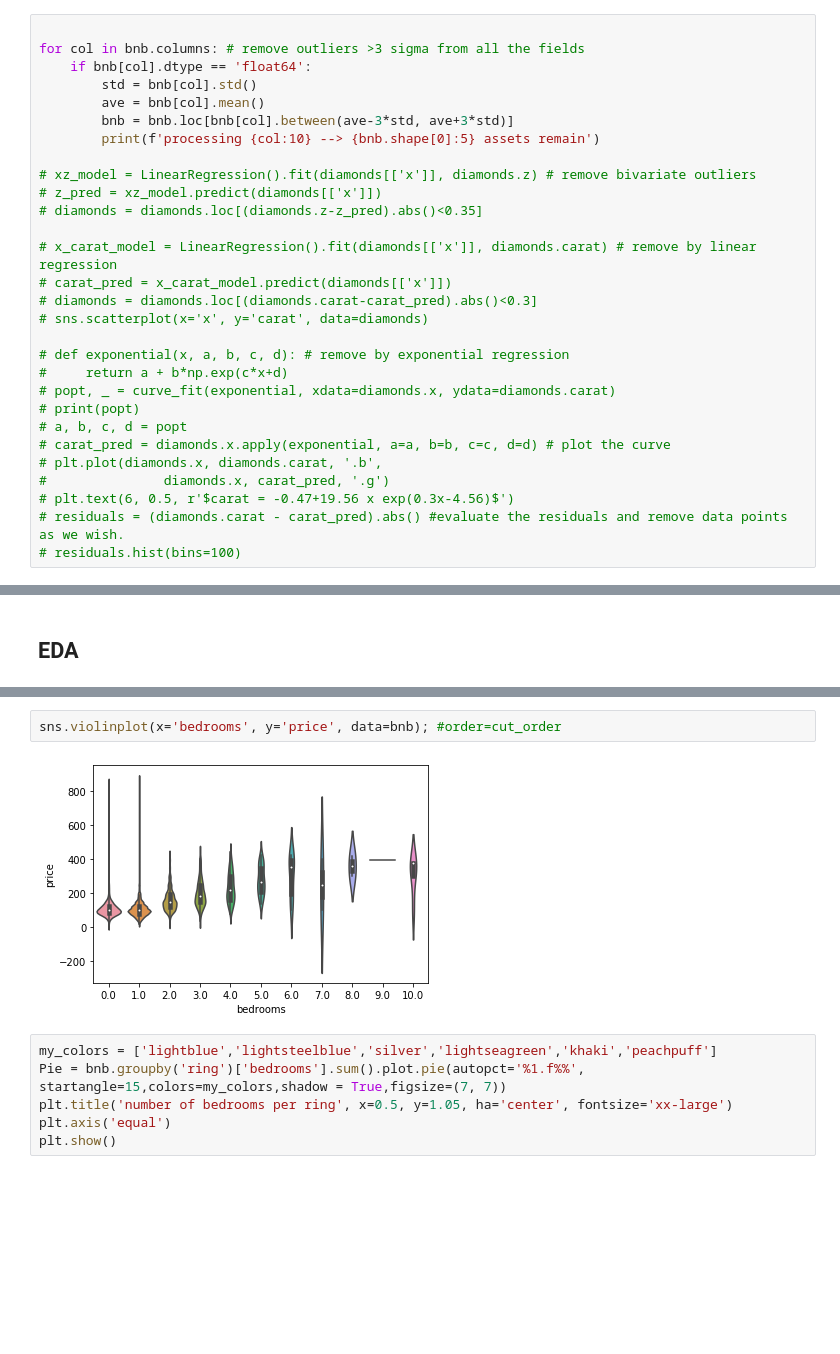
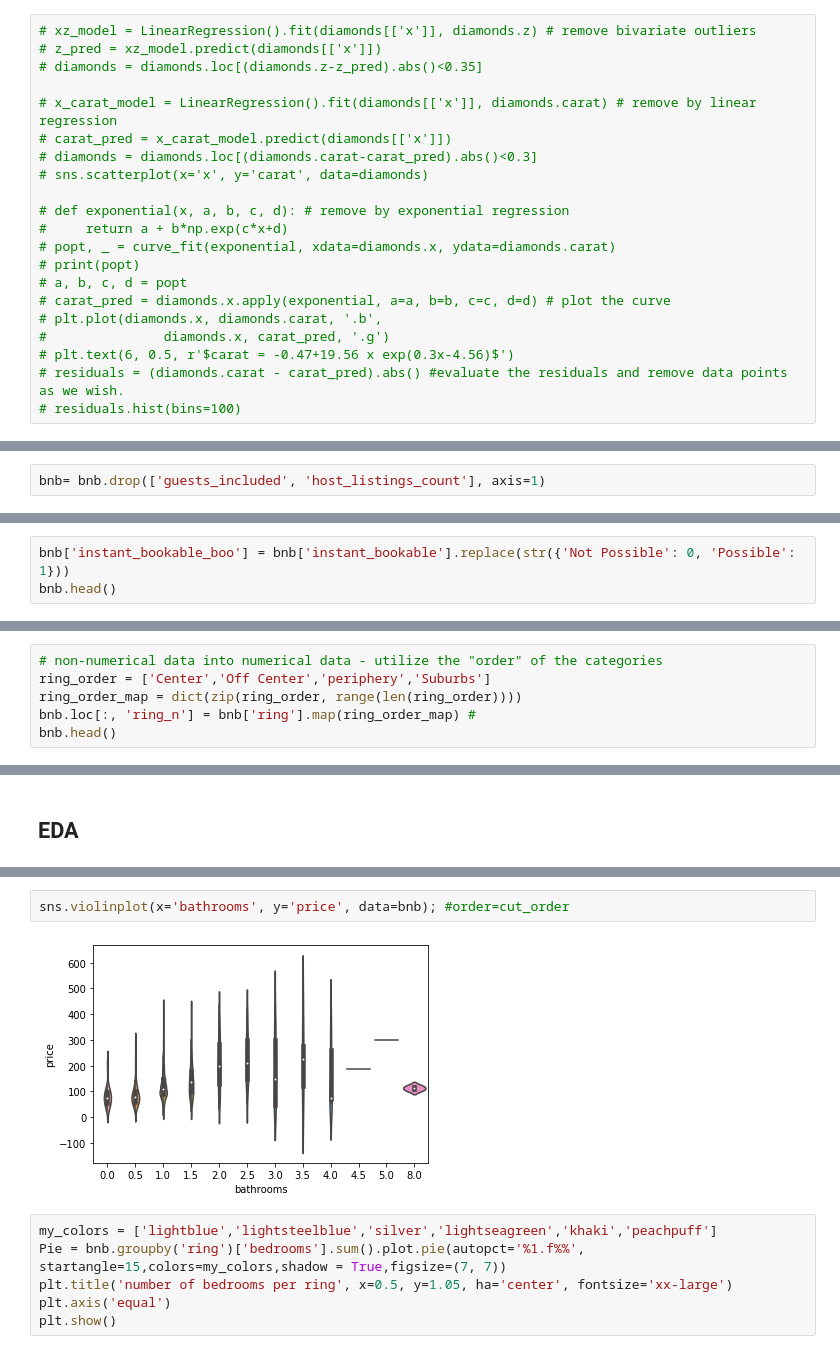
Before and after one commit to orbenishay/Regression-Project, a Jupyter notebook: Amsterdam1.ipynb, the cells around one changed output, grey strips where cells are left out. Drawn from its saved outputs; the diff is of its cells as text; blank space fills up the shorter version.

```diff
--- a/Amsterdam1.ipynb
+++ b/Amsterdam1.ipynb
@@ -145,14 +182,6 @@ def drop_zeros(df): # remove zeros with 0 values at either columns
 zeros_dropper = FunctionTransformer(drop_zeros, validate=False)
 bnb = zeros_dropper.fit_transform(bnb)
 # %%
-
-for col in bnb.columns: # remove outliers >3 sigma from all the fields
-    if bnb[col].dtype == 'float64':
-        std = bnb[col].std()
-        ave = bnb[col].mean()
-        bnb = bnb.loc[bnb[col].between(ave-3*std, ave+3*std)]
-        print(f'processing {col:10} --> {bnb.shape[0]:5} assets remain')
-
 # xz_model = LinearRegression().fit(diamonds[['x']], diamonds.z) # remove bivariate outliers
 # z_pred = xz_model.predict(diamonds[['x']])
 # diamonds = diamonds.loc[(diamonds.z-z_pred).abs()<0.35]
@@ -183,3 +227,5 @@ processing bedrooms   --> 12820 assets remain
+# %%
+bnb= bnb.drop(['guests_included', 'host_listings_count'], axis=1)
 # %% [markdown]
 ## **Dataset explration**
 # %%
@@ -265,3 +311,6 @@ bnb.head()
 | 456 | 52.362756 | 4.951517 | 3.977813 | 2.0 | 0.0 | 1.0 | 1 | ... |
 | 2578 | 52.344844 | 4.898198 | 3.817490 | 2.0 | 0.0 | 1.0 | 4 | ... |
 | 3844 | 52.367105 | 4.860719 | 2.949743 | 2.0 | 0.0 | 1.0 | 3 | ... |
+# %%
+bnb['instant_bookable_boo'] = bnb['instant_bookable'].replace(str({'Not Possible': 0, 'Possible': 1}))
+bnb.head()
@@ -267,0 +325,6 @@ bnb.head()
+# %%
+# non-numerical data into numerical data - utilize the "order" of the categories
+ring_order = ['Center','Off Center','periphery','Suburbs']
+ring_order_map = dict(zip(ring_order, range(len(ring_order))))
+bnb.loc[:, 'ring_n'] = bnb['ring'].map(ring_order_map) #
+bnb.head()
@@ -302,7 +366,7 @@ sns.boxplot(x='bedrooms', y='price', hue=None, data=bnb, order=None, hue_order=N
 # %%
-sns.violinplot(x='bedrooms', y='price', data=bnb); #order=cut_order
+sns.violinplot(x='bathrooms', y='price', data=bnb); #order=cut_order
 # %% [output]
-[figure, old version]
+[figure, new version]
 # %%
 my_colors = ['lightblue','lightsteelblue','silver','lightseagreen','khaki','peachpuff']
 Pie = bnb.groupby('ring')['bedrooms'].sum().plot.pie(autopct='%1.f%%', startangle=15,colors=my_colors,shadow = True,figsize=(7, 7))
```
Also changed, not shown: parts of 36 cells of this notebook.
